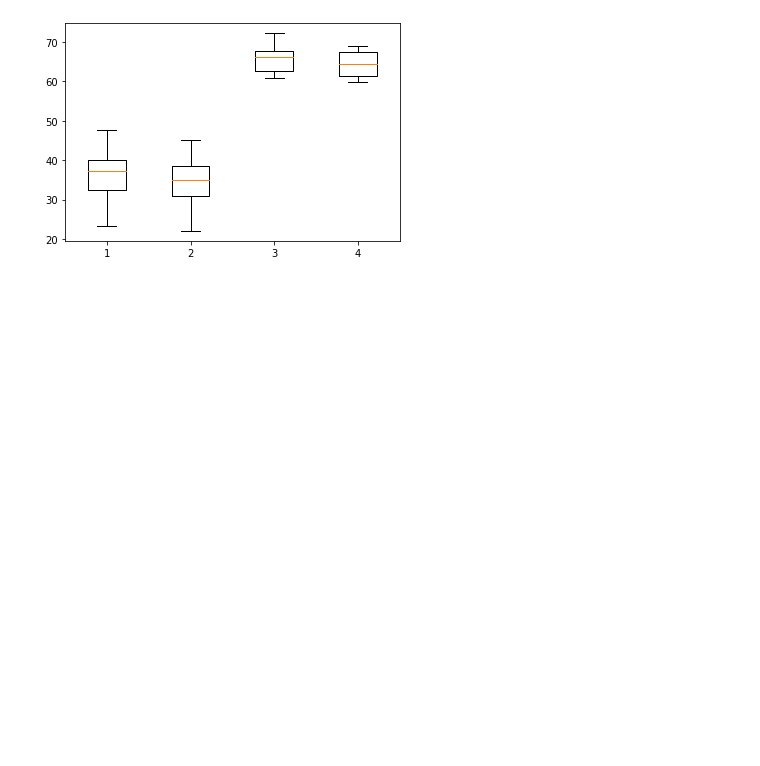
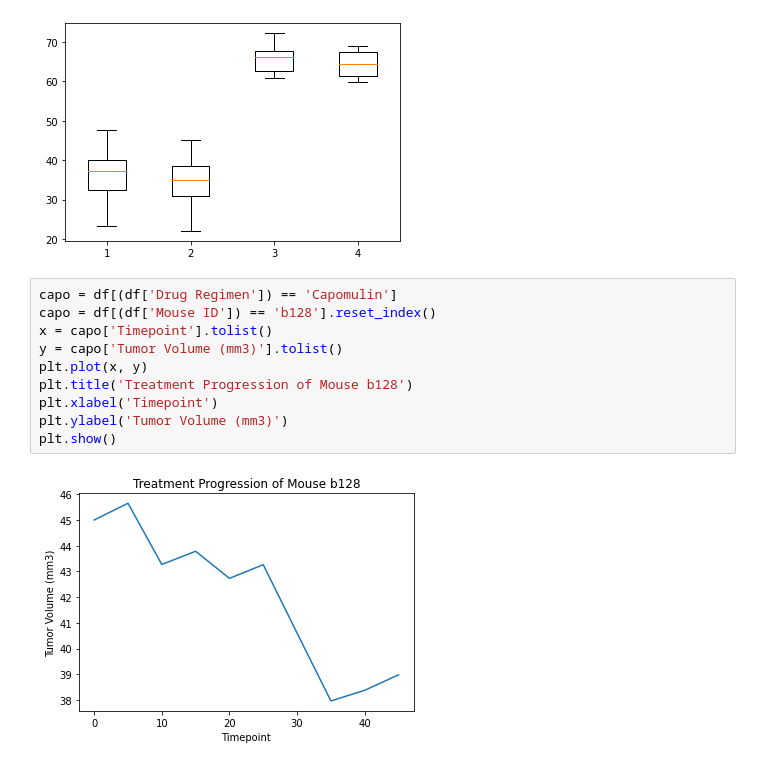
Before and after one commit to habrasek/matplotlib-challenge, a Jupyter notebook: Main.ipynb, the cells around one changed output. Saved outputs shown, nothing was run; the diff lists cells and outputs as text; blank space fills up the shorter version.

Commit message:
line graph of mouse

```diff
--- a/Main.ipynb
+++ b/Main.ipynb
@@ -158,3 +158,15 @@ plt.boxplot(data)
 plt.show()
 # %% [output]
 [figure]
+# %%
+capo = df[(df['Drug Regimen']) == 'Capomulin']
+capo = df[(df['Mouse ID']) == 'b128'].reset_index()
+x = capo['Timepoint'].tolist()
+y = capo['Tumor Volume (mm3)'].tolist()
+plt.plot(x, y)
+plt.title('Treatment Progression of Mouse b128')
+plt.xlabel('Timepoint')
+plt.ylabel('Tumor Volume (mm3)')
+plt.show()
+# %% [output]
+[figure, added]
```
